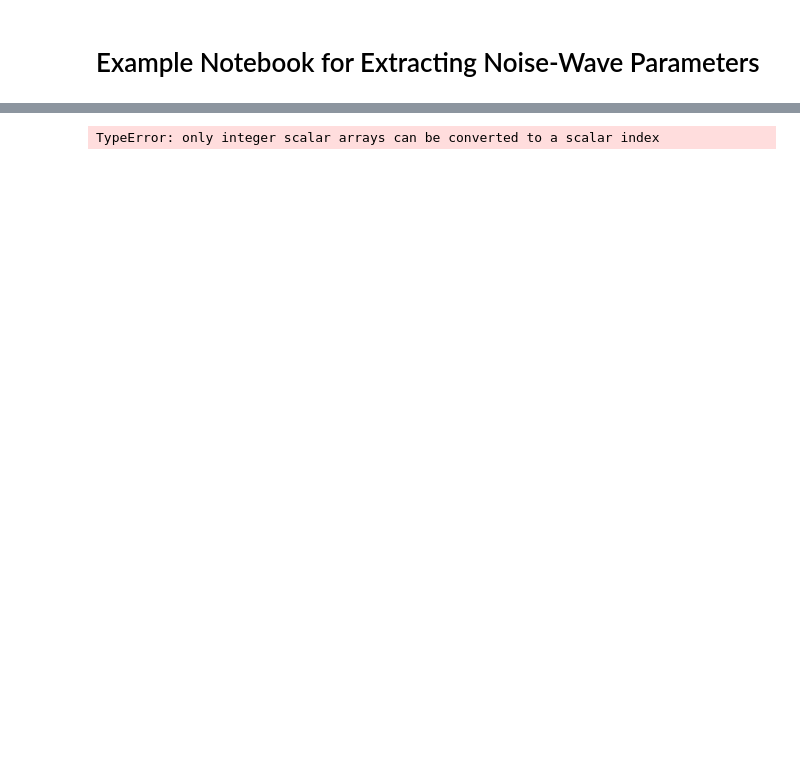
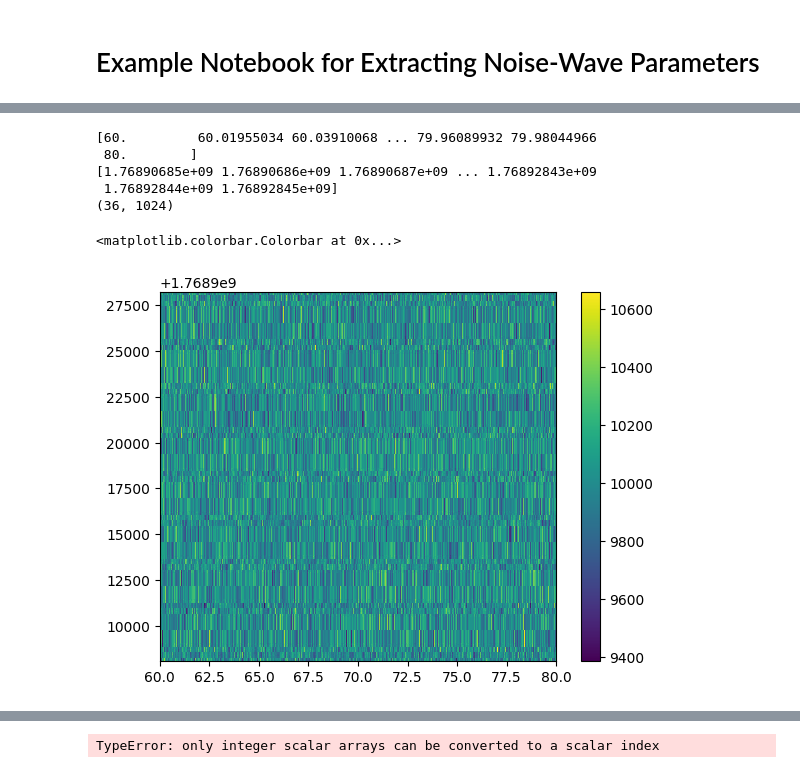
Before and after one commit to RHINO-Experiment/rhino-cal, a Jupyter notebook: nw_example.ipynb, the cells around one changed output, grey strips where cells are left out. Cells and saved outputs as stored; diff of their text form; code cells hidden in the pictures; blank space fills up the shorter version.

Commit message:
Introduced T_src recovery

```diff
--- a/nw_example.ipynb
+++ b/nw_example.ipynb
@@ -229,0 +230,62 @@ plt.show()
+# %%
+from gcr.transfer_matrix_construction import construct_src_transfer_matrix
+
+print(simulated_data_handler.freqs.value)
+print(simulated_data_handler.times.value)
+
+src_transfer_matrix = construct_src_transfer_matrix(simulated_data_handler.freqs.value,
+                                                    time_array=simulated_data_handler.times[:].value,
+                                                    freq_norm_func=simulated_data_handler.freq_norm,
+                                                    time_norm_func=simulated_data_handler.time_norm,
+                                                    unc_poly_orders=unc_coeffs_deg,
+                                                    cos_poly_orders=cos_coeffs_deg,
+                                                    sin_poly_orders=sin_coeffs_deg,
+                                                    gamma_rec=simulated_data_handler.gamma_rec,
+                                                    gamma_src_label='Test_src',
+                                                    switch_state_src_gamma_dict=simulated_data_handler.gamma_src_dict)
+
+h_src_T_nw = src_transfer_matrix @ t_vec
+
+print(simulated_data_handler.data_waterfall.shape)
+
+h_src_T_nw = h_src_T_nw.reshape((int(len(h_src_T_nw) / len(simulated_data_handler.freqs)), len(simulated_data_handler.freqs)))
+
+# plt.pcolormesh(h_src_T_nw)
+# plt.colorbar()
+# plt.show()
+# %% [output]
+[60.         60.01955034 60.03910068 ... 79.96089932 79.98044966
+ 80.        ]
+[1.76890685e+09 1.76890686e+09 1.76890687e+09 ... 1.76892843e+09
+ 1.76892844e+09 1.76892845e+09]
+(36, 1024)
+# %%
+from gcr.source_recovery import recover_source_temperatures
+
+t_src_waterfall, t_src_cov, source_times = recover_source_temperatures(simulated_data_handler.waterfall,
+                                                                       simulated_data_handler.times.value,
+                                                                       simulated_data_handler.freqs.value,
+                                                                       switch_times=simulated_data_handler.switch_times,
+                                                                       switch_states=simulated_data_handler.switch_states,
+                                                                       source_temperatures=simulated_data_handler.temperature_dict,
+                                                                       temperatures_times=simulated_data_handler.temperature_times,
+                                                                       t_nw_vector=t_vec,
+                                                                       gamma_rec=simulated_data_handler.gamma_rec,
+                                                                       gamma_src_dict=simulated_data_handler.gamma_src_dict,
+                                                                       internal_load_label='internal_load',
+                                                                       noise_source_label='heated_load',
+                                                                       freq_norm_func=simulated_data_handler.freq_norm,
+                                                                       time_norm_func=simulated_data_handler.time_norm,
+                                                                       unc_poly_orders=unc_coeffs_deg,
+                                                                       cos_poly_orders=cos_coeffs_deg,
+                                                                       sin_poly_orders=sin_coeffs_deg,
+                                                                       t_src_label='Test_src')
+
+
+plt.pcolormesh(simulated_data_handler.freqs.value,
+               source_times,
+               t_src_waterfall)
+plt.colorbar()
+# %% [output]
+<matplotlib.colorbar.Colorbar at 0x...>
+[figure, added]
```
Also changed, not shown: parts of 6 cells of this notebook, 4 other files.
